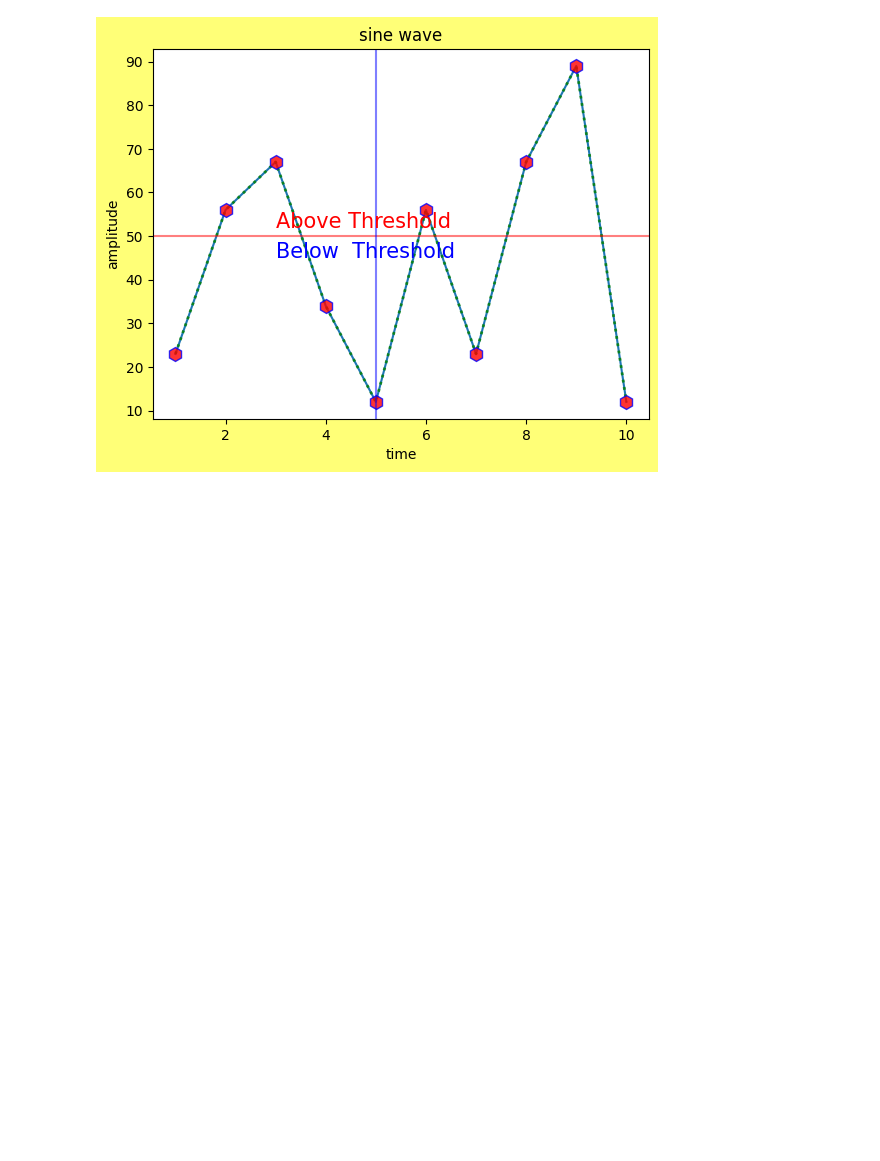
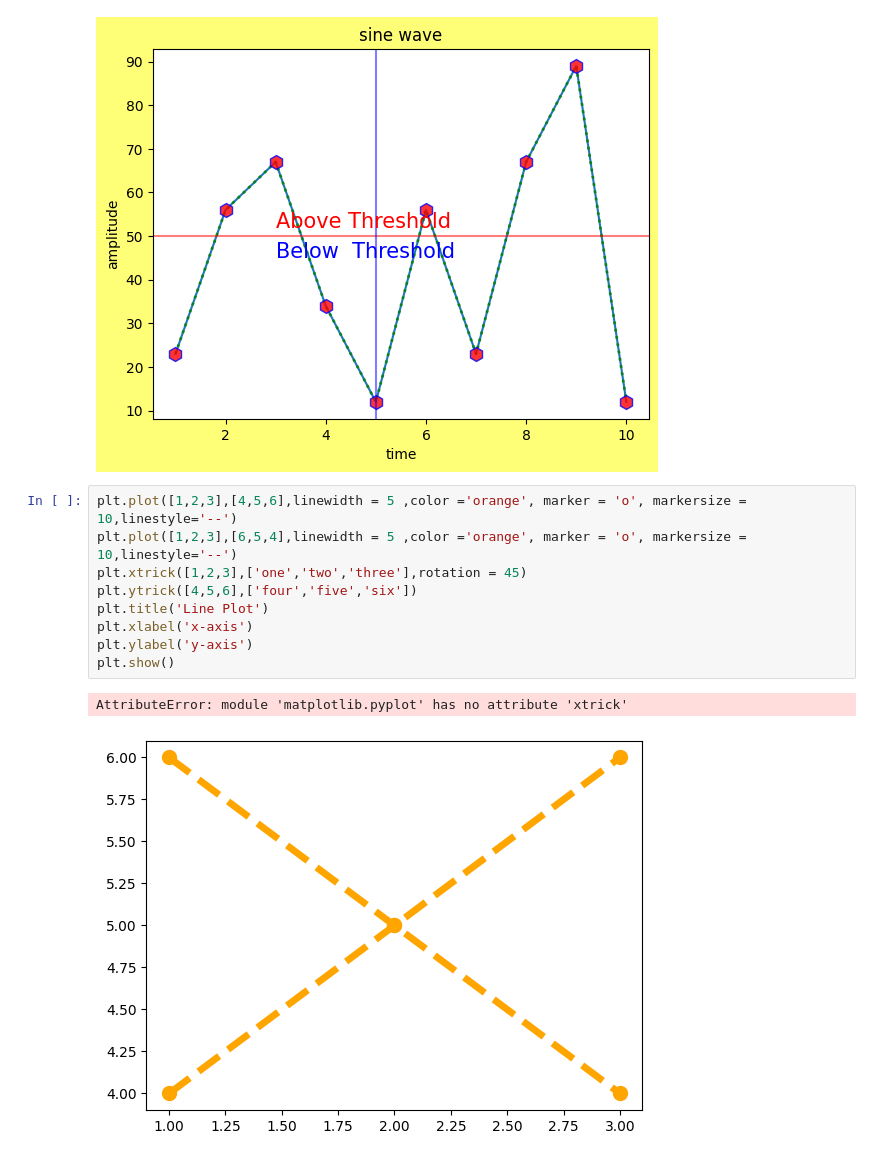
Before and after one commit to nishayd/PYTHON-DATA-SCIENCE, a Jupyter notebook: matlotlib.ipynb, the cells around one changed output. Saved outputs shown, nothing was run; the diff lists cells and outputs as text; blank space fills up the shorter version.

```diff
--- a/matlotlib.ipynb
+++ b/matlotlib.ipynb
@@ -30,3 +30,15 @@ ax.text(3,45,'Below  Threshold',color='blue',fontsize=15)
 # %% [output]
 Text(3, 45, 'Below  Threshold')
 [figure]
+# %%
+plt.plot([1,2,3],[4,5,6],linewidth = 5 ,color ='orange', marker = 'o', markersize = 10,linestyle='--')
+plt.plot([1,2,3],[6,5,4],linewidth = 5 ,color ='orange', marker = 'o', markersize = 10,linestyle='--')
+plt.xtrick([1,2,3],['one','two','three'],rotation = 45)
+plt.ytrick([4,5,6],['four','five','six'])
+plt.title('Line Plot')
+plt.xlabel('x-axis')
+plt.ylabel('y-axis')
+plt.show()
+# %% [output]
+AttributeError: module 'matplotlib.pyplot' has no attribute 'xtrick'
+[figure, added]
```
